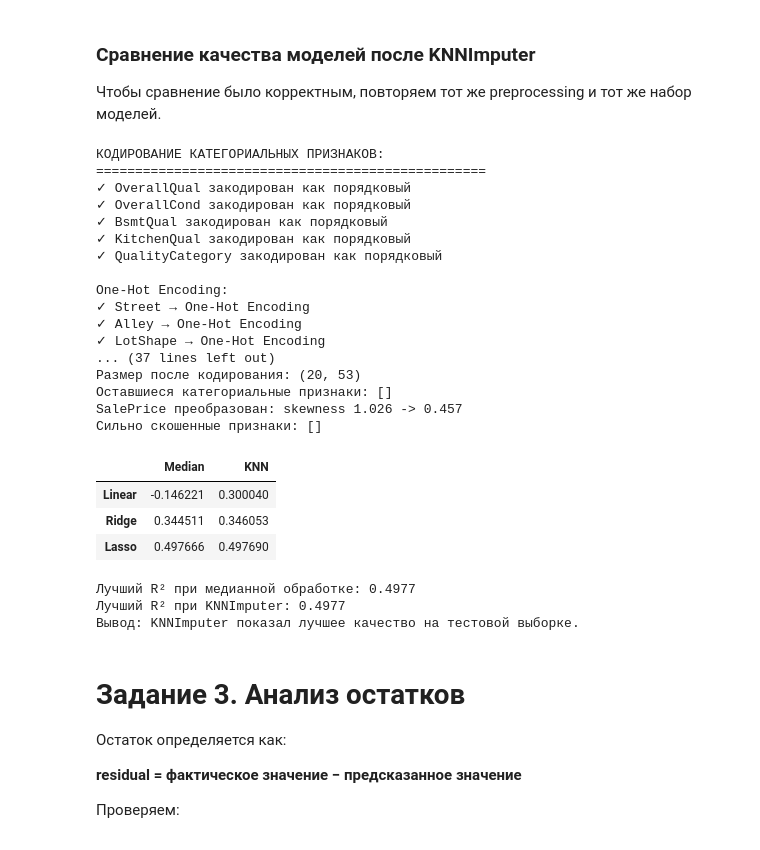
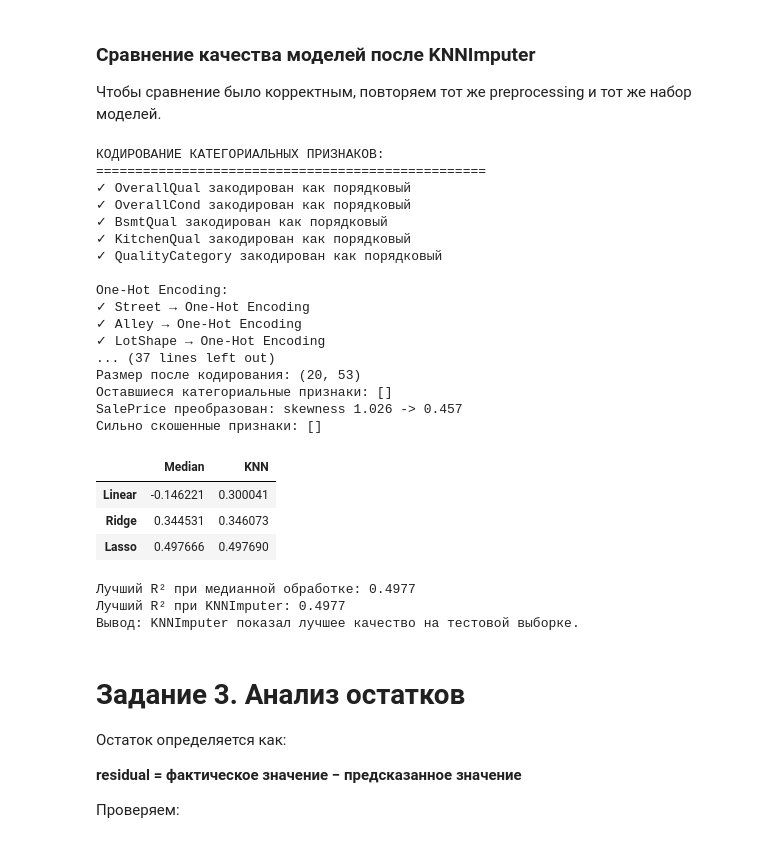
Before and after one commit to huksleva/DataScience, a Jupyter notebook: ЛР1/notebooks/LR1_Ames_SelfStudy.ipynb, the cells around one changed output. Drawn from its saved outputs; the diff is of its cells as text; code cells hidden in the pictures.

```diff
--- a/ЛР1/notebooks/LR1_Ames_SelfStudy.ipynb
+++ b/ЛР1/notebooks/LR1_Ames_SelfStudy.ipynb
@@ -225,7 +228,7 @@ def create_new_features(dataframe):
         )
 
     if all(col in df_new.columns for col in ["GarageArea", "GrLivArea"]):
-        df_new["GarageRatio"] = df_new["GarageArea"] / (df_new["GrLivArea"] + 1)
+        df_new["GarageRatio"] = (df_new["GarageArea"] / df_new["GrLivArea"] + 1)
 
     if "OverallQual" in df_new.columns:
         df_new["QualityCategory"] = pd.cut(
@@ -781,9 +783,17 @@ def build_model_data(dataframe, imputation="median"):
     ]
 
     if imputation == "knn":
+        # KNNImputer не может восстановить признак,
+        # если в нём отсутствуют все значения
+        knn_columns = [
+            c for c in numeric_without_target
+            if not data[c].isna().all()
+        ]
+
         imputer = KNNImputer(n_neighbors=5)
-        data[numeric_without_target] = imputer.fit_transform(
-            data[numeric_without_target]
+
+        data[knn_columns] = imputer.fit_transform(
+            data[knn_columns]
         )
     else:
         for feature in numeric_without_target:
@@ -834,35 +844,35 @@ best_median = imputation_comparison["Median"].max()
 best_knn = imputation_comparison["KNN"].max()
 
 print(f"Лучший R² при медианной обработке: {best_median:.4f}")
 print(f"Лучший R² при KNNImputer: {best_knn:.4f}")
 
 if best_knn > best_median:
     print("Вывод: KNNImputer показал лучшее качество на тестовой выборке.")
 elif best_knn < best_median:
     print("Вывод: текущий метод показал лучшее качество на тестовой выборке.")
 else:
     print("Вывод: качество методов оказалось одинаковым.")
 # %% [output]
 КОДИРОВАНИЕ КАТЕГОРИАЛЬНЫХ ПРИЗНАКОВ:
 ==================================================
 ✓ OverallQual закодирован как порядковый
 ✓ OverallCond закодирован как порядковый
 ✓ BsmtQual закодирован как порядковый
 ✓ KitchenQual закодирован как порядковый
 ✓ QualityCategory закодирован как порядковый
 
 One-Hot Encoding:
 ✓ Street → One-Hot Encoding
 ✓ Alley → One-Hot Encoding
 ✓ LotShape → One-Hot Encoding
 ... (37 lines left out)
 Размер после кодирования: (20, 53)
 Оставшиеся категориальные признаки: []
 SalePrice преобразован: skewness 1.026 -> 0.457
 Сильно скошенные признаки: []
 |  | Median | KNN |
-| Linear | -0.146221 | 0.300040 |
-| Ridge | 0.344511 | 0.346053 |
+| Linear | -0.146221 | 0.300041 |
+| Ridge | 0.344531 | 0.346073 |
 | Lasso | 0.497666 | 0.497690 |
 Лучший R² при медианной обработке: 0.4977
 Лучший R² при KNNImputer: 0.4977
```
Also changed, not shown: parts of 8 cells of this notebook.
